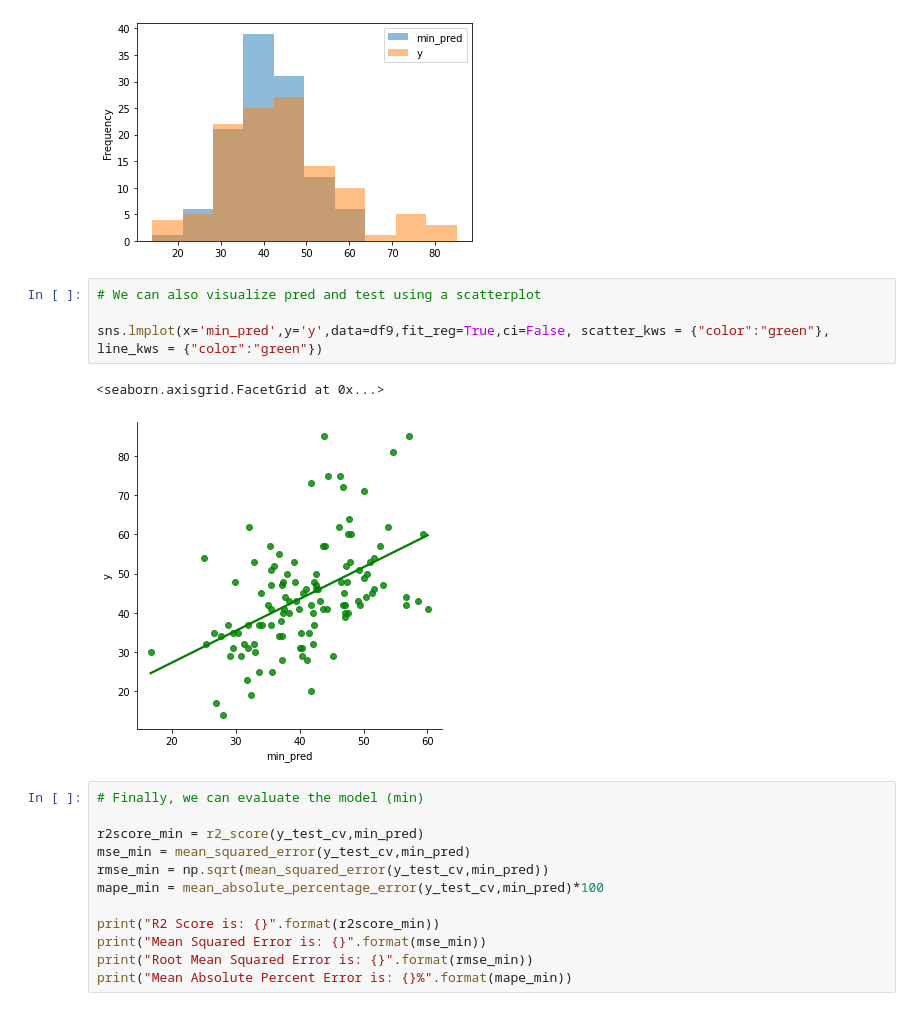
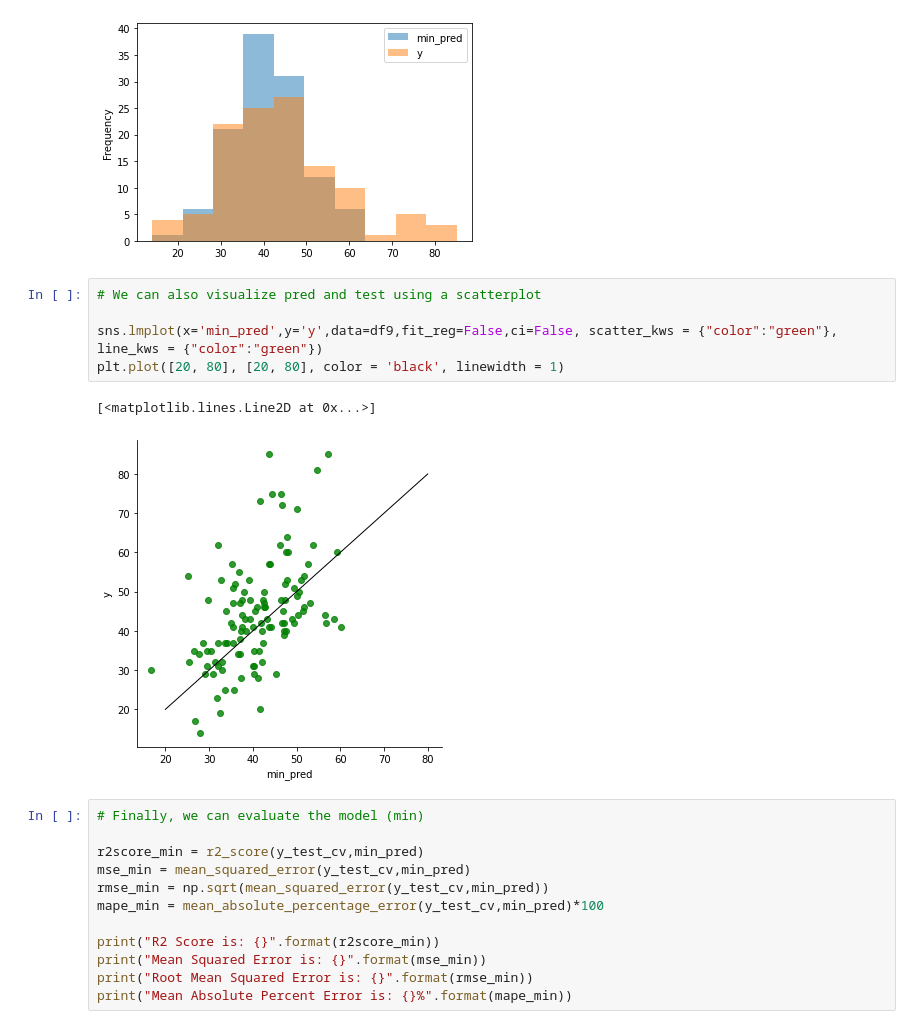
Before and after one commit to JosiahGuy/DS320Project, a Jupyter notebook: college_football_combined.ipynb, the cells around one changed output. Cells and saved outputs as stored; diff of their text form.

```diff
--- a/college_football_combined.ipynb
+++ b/college_football_combined.ipynb
@@ -965,10 +918,11 @@ df9.plot.hist(alpha = 0.5)
 # %%
 # We can also visualize pred and test using a scatterplot
 
-sns.lmplot(x='min_pred',y='y',data=df9,fit_reg=True,ci=False, scatter_kws = {"color":"green"}, line_kws = {"color":"green"})
+sns.lmplot(x='min_pred',y='y',data=df9,fit_reg=False,ci=False, scatter_kws = {"color":"green"}, line_kws = {"color":"green"})
+plt.plot([20, 80], [20, 80], color = 'black', linewidth = 1)
 # %% [output]
-<seaborn.axisgrid.FacetGrid at 0x...>
+[<matplotlib.lines.Line2D at 0x...>]
-[figure, old version]
+[figure, new version]
 # %%
 # Finally, we can evaluate the model (min)
 
```
Also changed, not shown: parts of 19 cells of this notebook.
